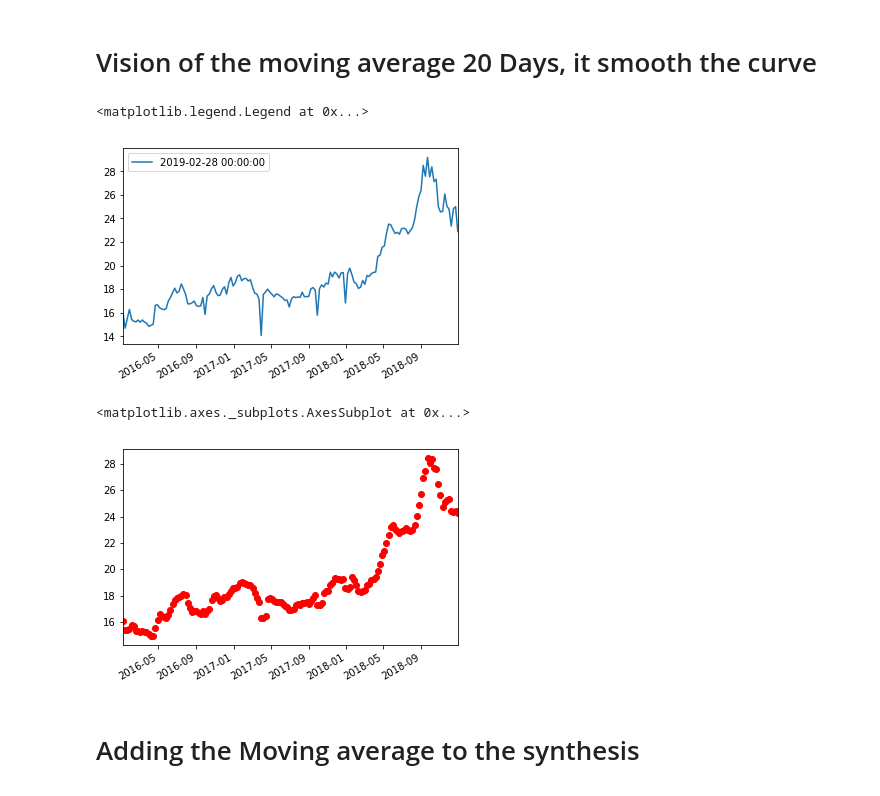
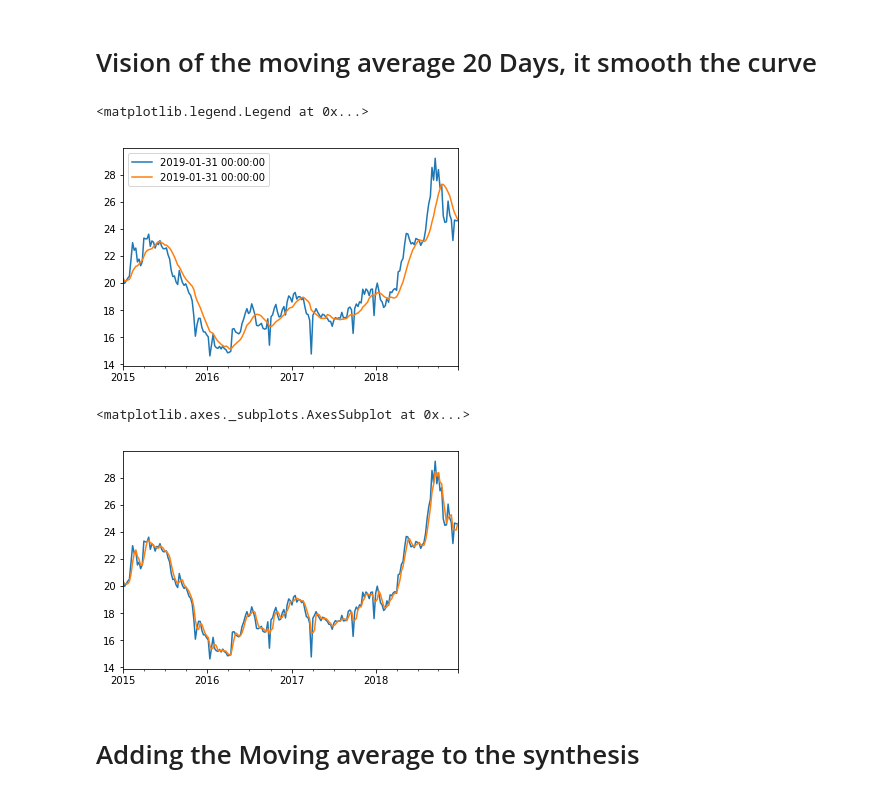
Before and after one commit to samyasma/GGP, a Jupyter notebook: Model_Monthly-absolute_Gas.ipynb, the cells around one changed output. Saved outputs shown, nothing was run; the diff lists cells and outputs as text; code cells hidden in the pictures.

```diff
--- a/Model_Monthly-absolute_Gas.ipynb
+++ b/Model_Monthly-absolute_Gas.ipynb
@@ -91,17 +92,20 @@ MM50=pd.DataFrame(TotalMM50,index=pd.date_range(start = pd.to_datetime('2017-01-
 # %% [markdown]
 # Vision of the moving average 20 Days, it smooth the curve
 # %%
-gas.loc[pd.to_datetime('2019-02-28')].plot()
+gas.loc[pd.to_datetime('2019-01-31')][:].plot()
+MM50.loc[pd.to_datetime('2019-01-31')][:].plot()
+
 plt.legend()
 # %% [output]
 <matplotlib.legend.Legend at 0x...>
-[figure, old version]
+[figure, new version]
 # %%
-MM20.loc[pd.to_datetime('2019-02-28')].plot(style='ro')
-#MM50.loc[pd.to_datetime('2019-02-28')].plot(style='o')
+gas.loc[pd.to_datetime('2019-01-31')].plot()
+MM20.loc[pd.to_datetime('2019-01-31')].plot()
+#MM50.loc[pd.to_datetime('2019-01-31')].plot()
 # %% [output]
 <matplotlib.axes._subplots.AxesSubplot at 0x...>
-[figure, old version]
+[figure, new version]
 # %% [markdown]
 # Adding the Moving average to the synthesis
 # %%
```
Also changed, not shown: parts of 26 cells of this notebook, 1 other file.
